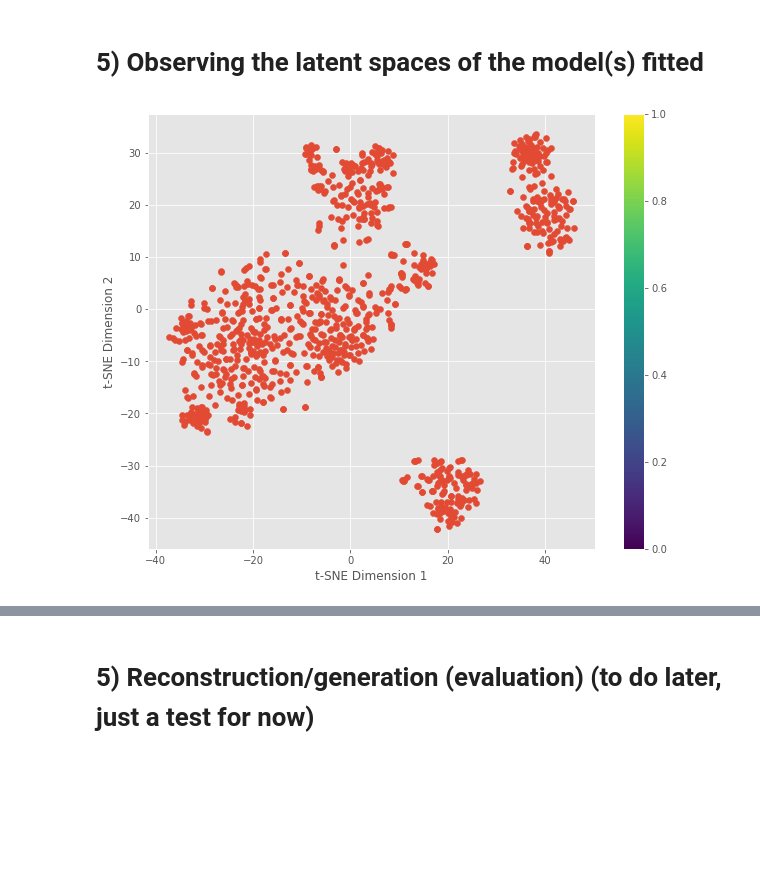
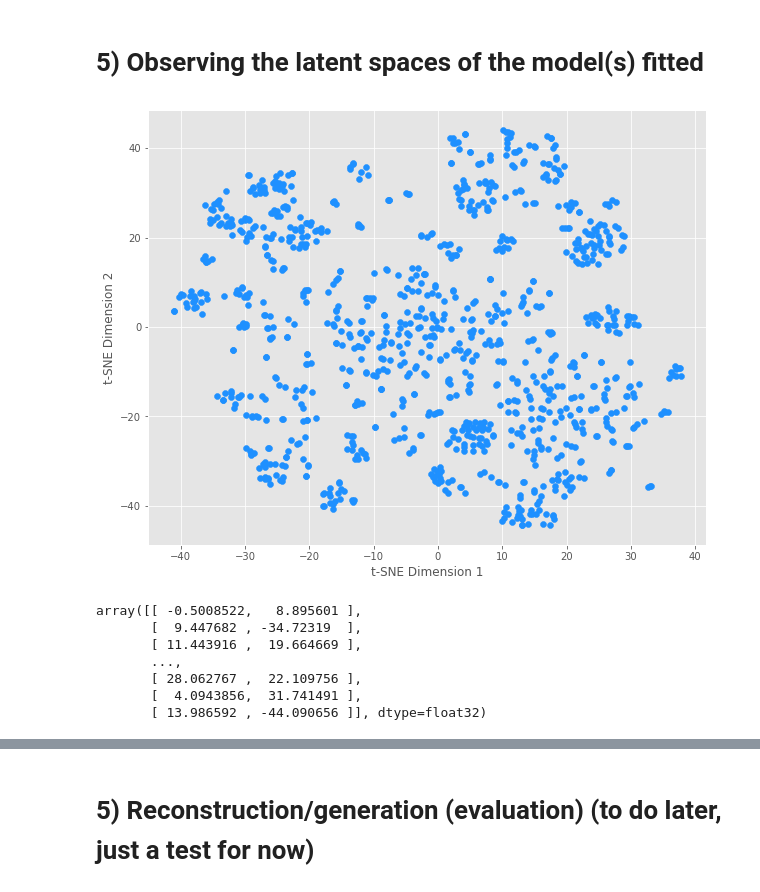
Before and after one commit to stacyshcherbakova/genome-minimiser, a Jupyter notebook: main.ipynb, the cells around one changed output, grey strips where cells are left out. Cells and saved outputs as stored; diff of their text form; code cells hidden in the pictures; blank space fills up the shorter version.

Commit message:
modified graphs, fixed PCA

```diff
--- a/main.ipynb
+++ b/main.ipynb
@@ -1103,4 +890,10 @@ def train_with_KL_annelaing(model, optimizer, scheduler, n_epochs, train_loader,
 # %%
-train_with_KL_annelaing(model=model1, optimizer=optimizer, scheduler=scheduler, n_epochs=n_epochs, train_loader=train_loader, val_loader=val_loader, beta_start=beta_start, beta_end=beta_end, max_norm=max_norm)
+model2 = VAE(input_dim, hidden_dim, latent_dim).to(device)
+
+# Optimizer and scheduler
+optimizer = torch.optim.Adam(model2.parameters(), lr=1e-3)
+scheduler = torch.optim.lr_scheduler.StepLR(optimizer, step_size=20, gamma=0.5)
+
+train_loss_vals2, val_loss_vals = train_with_KL_annelaing(model=model2, optimizer=optimizer, scheduler=scheduler, n_epochs=n_epochs, train_loader=train_loader, val_loader=val_loader, beta_start=beta_start, beta_end=beta_end, max_norm=max_norm)
 # %% [output]
 Epoch 10:
@@ -1168,39 +961,35 @@ plt.show()
 # print("Model saved.")
 # %% [markdown]
 # 5) Observing the latent spaces of the model(s) fitted
-# %%
-# Function to extract latent variables
-def get_latent_variables(model, data_loader, device):
-    model.eval()
-    latents = []
-    with torch.no_grad():
-        for batch_idx, (data,) in enumerate(data_loader):
-            data = data.to(device)
-            mean, logvar = model.encode(data)
-            latents.append(mean.cpu().numpy())
-
-    latents = np.concatenate(latents, axis=0)
-    return latents
 # %%
 # Trying to get teh latent space
 # Get latent variables
-latents = get_latent_variables(model1, train_loader, device)
+latents = get_latent_variables(model2, train_loader, device)
 # %%
 # Apply t-SNE for dimensionality reduction
 tsne = TSNE(n_components=2)
 latents_2d = tsne.fit_transform(latents)
 
 plt.figure(figsize=(10, 8))
-scatter = plt.scatter(latents_2d[:, 0], latents_2d[:, 1], cmap='viridis')
-plt.colorbar(scatter)
+scatter = plt.scatter(latents_2d[:, 0], latents_2d[:, 1], color='dodgerblue')
 # plt.xlim(-400, 400)
 # plt.ylim(-400, 400)
 plt.xlabel('t-SNE Dimension 1')
 plt.ylabel('t-SNE Dimension 2')
-plt.savefig("latent_space_visualisation.pdf", format="pdf", bbox_inches="tight")
+plt.savefig("tsne_latent_space_visualisation.pdf", format="pdf", bbox_inches="tight")
 plt.show()
 # %% [output]
-[figure, old version]
+[figure, new version]
+# %%
+latents_2d
+# %% [output]
+array([[ -0.5008522,   8.895601 ],
+       [  9.447682 , -34.72319  ],
+       [ 11.443916 ,  19.664669 ],
+       ...,
+       [ 28.062767 ,  22.109756 ],
+       [  4.0943856,  31.741491 ],
+       [ 13.986592 , -44.090656 ]], dtype=float32)
 # %%
 # Apply PCA
 pca = PCA(n_components=2)
```
Also changed, not shown: parts of 46 cells of this notebook, 15 other files.
